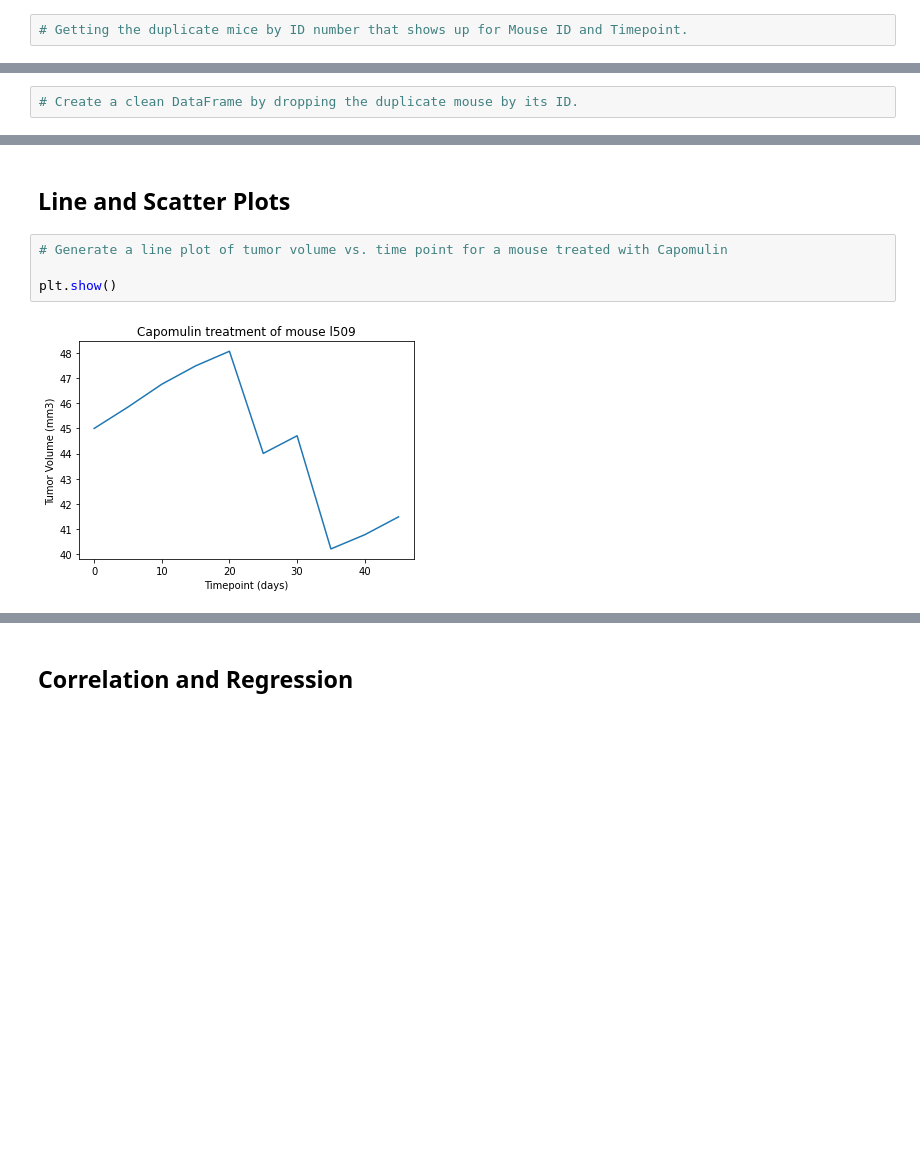
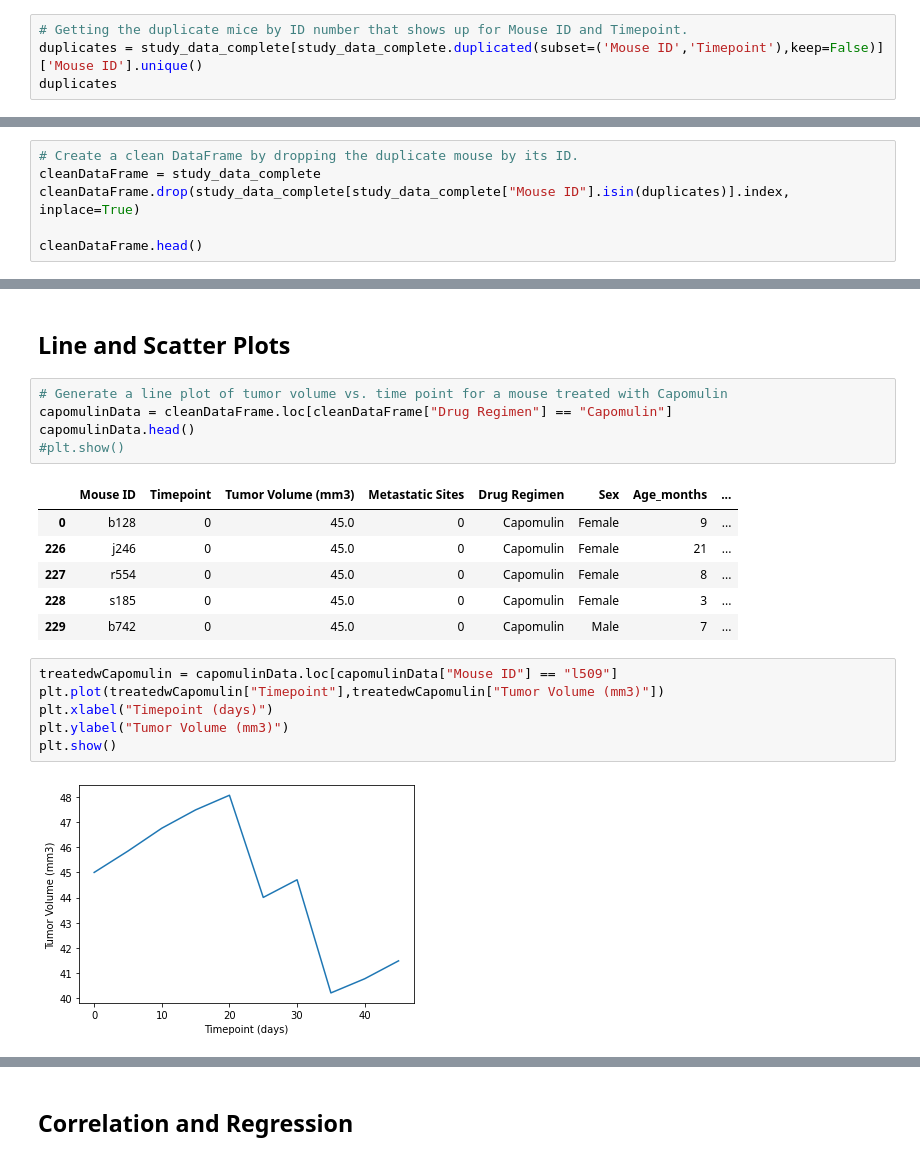
Before and after one commit to vertta/power-of-plots, a Jupyter notebook: Pymaceuticals/pymaceuticals_starter.ipynb, the cells around one changed output, grey strips where cells are left out. Cells and saved outputs as stored; diff of their text form; blank space fills up the shorter version.

Commit message:
Updated notebook with plots

```diff
--- a/Pymaceuticals/pymaceuticals_starter.ipynb
+++ b/Pymaceuticals/pymaceuticals_starter.ipynb
@@ -31,6 +33,8 @@ len(study_data_complete["Mouse ID"].unique())
 249
 # %%
 # Getting the duplicate mice by ID number that shows up for Mouse ID and Timepoint.
+duplicates = study_data_complete[study_data_complete.duplicated(subset=('Mouse ID','Timepoint'),keep=False)]['Mouse ID'].unique()
+duplicates
 # %% [output]
 array(['g989'], dtype=object)
 # %%
@@ -52,6 +57,10 @@ array(['g989'], dtype=object)
 | 1592 | g989 | 35 | 62.570880 | 2 | Propriva | Female | 21 | ... |
 # %%
 # Create a clean DataFrame by dropping the duplicate mouse by its ID.
+cleanDataFrame = study_data_complete
+cleanDataFrame.drop(study_data_complete[study_data_complete["Mouse ID"].isin(duplicates)].index, inplace=True)
+
+cleanDataFrame.head()
 # %% [output]
 |  | Mouse ID | Timepoint | Tumor Volume (mm3) | Metastatic Sites | Drug Regimen | Sex | Age_months | ... |
 | 0 | b128 | 0 | 45.0 | 0 | Capomulin | Female | 9 | ... |
@@ -186,9 +245,23 @@ plt.show()
 ## Line and Scatter Plots
 # %%
 # Generate a line plot of tumor volume vs. time point for a mouse treated with Capomulin
-
-plt.show()
+capomulinData = cleanDataFrame.loc[cleanDataFrame["Drug Regimen"] == "Capomulin"]
+capomulinData.head()
+#plt.show()
 # %% [output]
-[figure, removed]
+|  | Mouse ID | Timepoint | Tumor Volume (mm3) | Metastatic Sites | Drug Regimen | Sex | Age_months | ... |
+| 0 | b128 | 0 | 45.0 | 0 | Capomulin | Female | 9 | ... |
+| 226 | j246 | 0 | 45.0 | 0 | Capomulin | Female | 21 | ... |
+| 227 | r554 | 0 | 45.0 | 0 | Capomulin | Female | 8 | ... |
+| 228 | s185 | 0 | 45.0 | 0 | Capomulin | Female | 3 | ... |
+| 229 | b742 | 0 | 45.0 | 0 | Capomulin | Male | 7 | ... |
+# %%
+treatedwCapomulin = capomulinData.loc[capomulinData["Mouse ID"] == "l509"]
+plt.plot(treatedwCapomulin["Timepoint"],treatedwCapomulin["Tumor Volume (mm3)"])
+plt.xlabel("Timepoint (days)")
+plt.ylabel("Tumor Volume (mm3)")
+plt.show()
+# %% [output]
+[figure, added]
 # %%
 # Generate a scatter plot of average tumor volume vs. mouse weight for the Capomulin regimen
```
Also changed, not shown: parts of 16 cells of this notebook.
